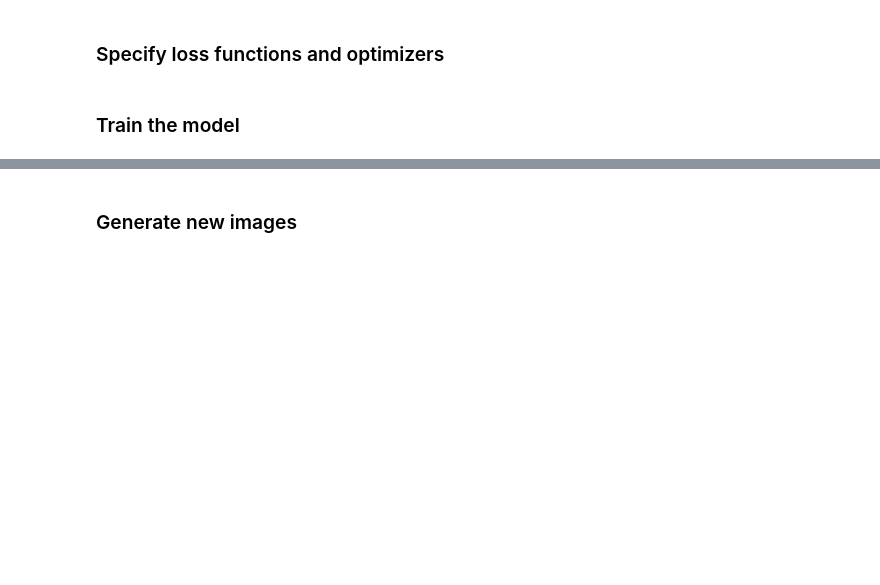
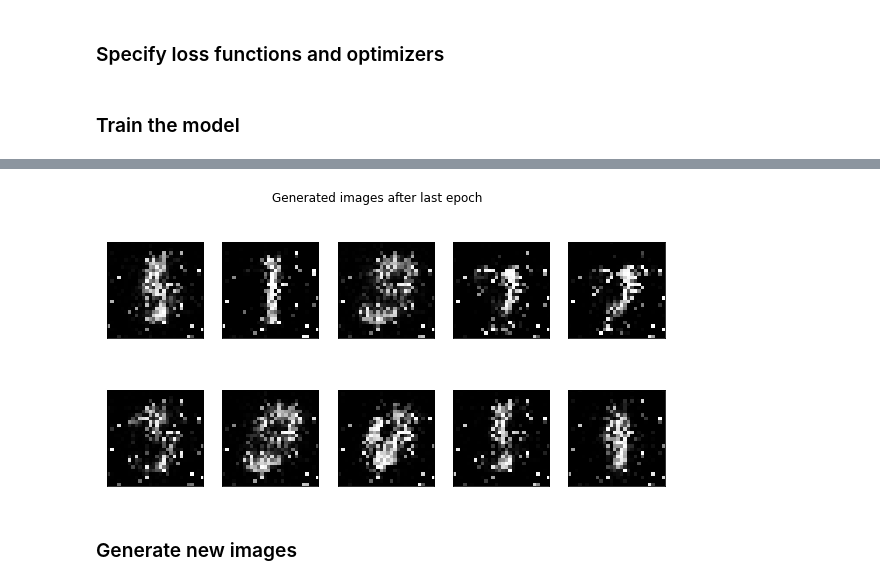
Before and after one commit to shazzad-hasan/deep-learning-projects, a Jupyter notebook: gan/gan_mnist.ipynb, the cells around one changed output, grey strips where cells are left out. Saved outputs shown, nothing was run; the diff lists cells and outputs as text; code cells hidden in the pictures; blank space fills up the shorter version.

```diff
--- a/gan/gan_mnist.ipynb
+++ b/gan/gan_mnist.ipynb
@@ -339,2 +419,13 @@ plt.show()
+# %%
+# visualize generated samples at the last epoch
+fig, axes = plt.subplots(figsize=(10,5), nrows=2, ncols=5, sharey=True, sharex=True)
+fig.suptitle('Generated images after last epoch')
+for ax, img in zip(axes.flatten(), samples[num_epochs-1]):
+    img = img.detach().cpu().numpy()
+    ax.imshow(img.reshape((28,28)), cmap='gray')
+    ax.xaxis.set_visible(False)
+    ax.yaxis.set_visible(False)
+# %% [output]
+[figure, added]
 # %% [markdown]
 ### Generate new images
```
Also changed, not shown: parts of 11 cells of this notebook.
